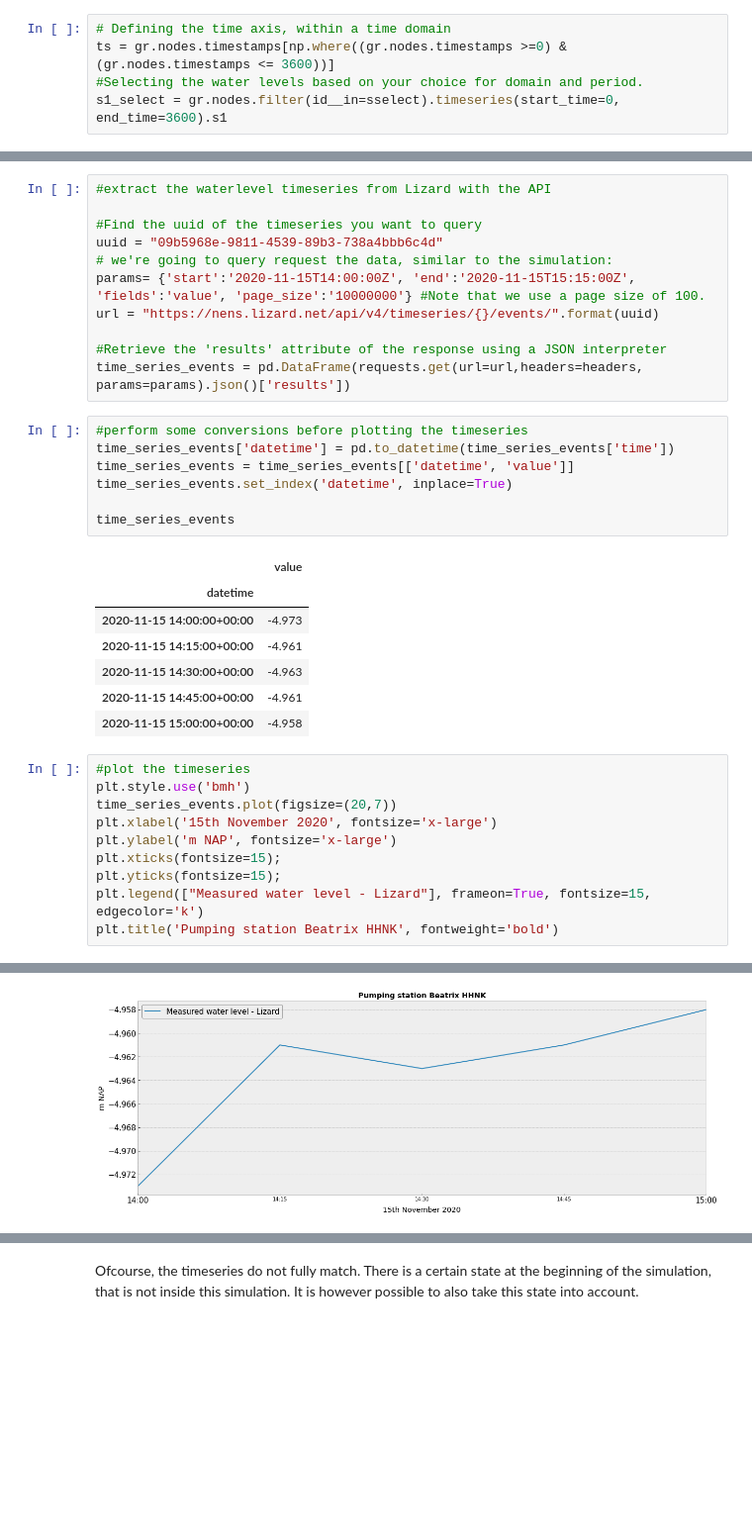
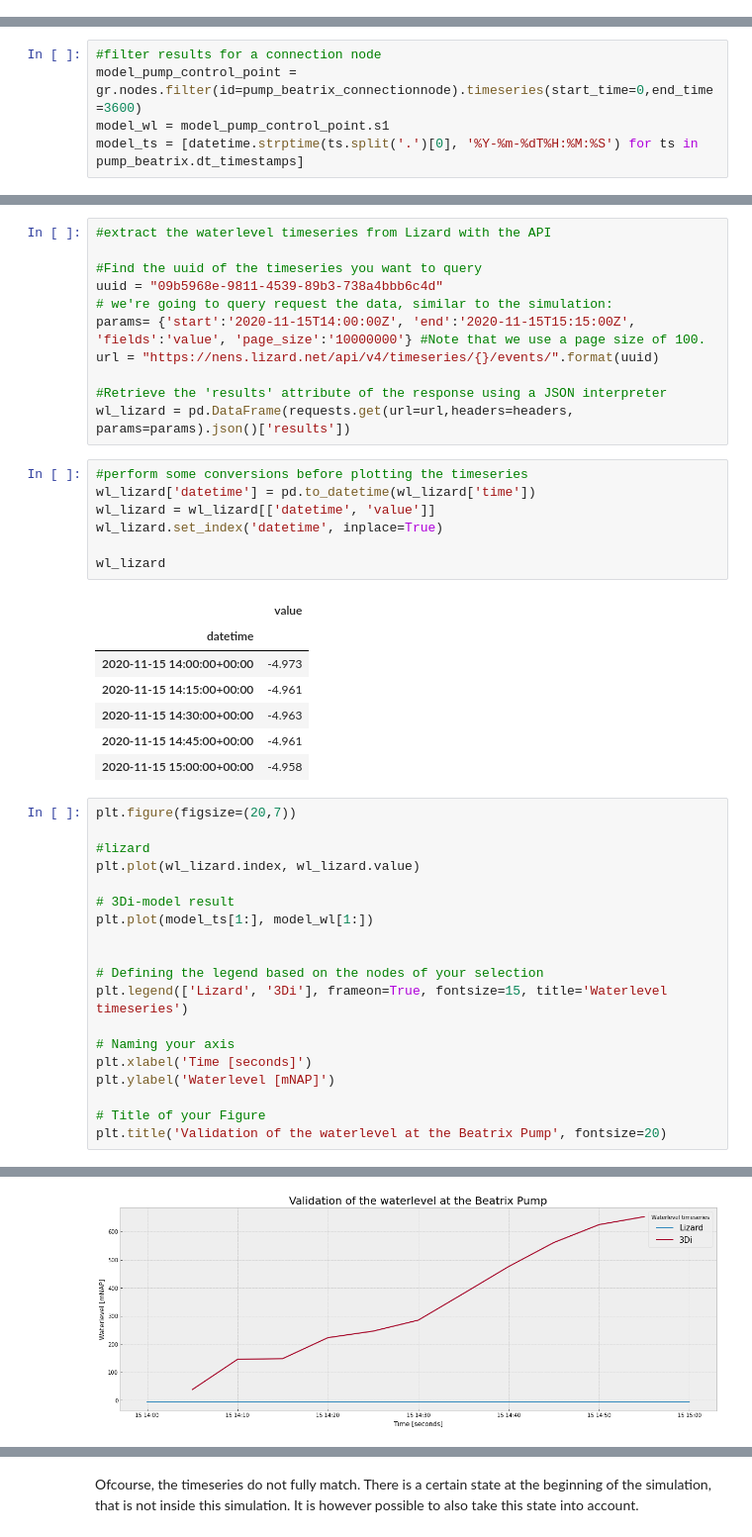
Before and after one commit to threedi/scripts-nens, a Jupyter notebook: Notebooks 3Di - API v3 - VD/notebook2 - using 3Di and Lizard together in one notebook/Notebook2 - 3Di and Lizard together in one Jupyter notebook.ipynb, the cells around one changed output, grey strips where cells are left out. Shown at 99% size. Cells and saved outputs as stored; diff of their text form; blank space fills up the shorter version.

```diff
--- a/Notebooks 3Di - API v3 - VD/notebook2 - using 3Di and Lizard together in one notebook/Notebook2 - 3Di and Lizard together in one Jupyter notebook.ipynb
+++ b/Notebooks 3Di - API v3 - VD/notebook2 - using 3Di and Lizard together in one notebook/Notebook2 - 3Di and Lizard together in one Jupyter notebook.ipynb
@@ -468,5 +382,0 @@ array([], shape=(12, 0), dtype=float32)
-# %%
-# Defining the time axis, within a time domain
-ts = gr.nodes.timestamps[np.where((gr.nodes.timestamps >=0) & (gr.nodes.timestamps <= 3600))]
-#Selecting the water levels based on your choice for domain and period.
-s1_select = gr.nodes.filter(id__in=sselect).timeseries(start_time=0, end_time=3600).s1
@@ -509,0 +449,5 @@ Text(0.5, 1.0, 'Waterlevels at two different pumps - BWN Schermer')
+# %%
+#filter results for a connection node
+model_pump_control_point = gr.nodes.filter(id=pump_beatrix_connectionnode).timeseries(start_time=0,end_time=3600)
+model_wl = model_pump_control_point.s1
+model_ts = [datetime.strptime(ts.split('.')[0], '%Y-%m-%dT%H:%M:%S') for ts in pump_beatrix.dt_timestamps]
@@ -519,14 +515,14 @@ params= {'start':'2020-11-15T14:00:00Z', 'end':'2020-11-15T15:15:00Z', 'fields':
 url = "https://nens.lizard.net/api/v4/timeseries/{}/events/".format(uuid)
 
 #Retrieve the 'results' attribute of the response using a JSON interpreter
-time_series_events = pd.DataFrame(requests.get(url=url,headers=headers, params=params).json()['results'])
+wl_lizard = pd.DataFrame(requests.get(url=url,headers=headers, params=params).json()['results'])
 # %%
 #perform some conversions before plotting the timeseries
-time_series_events['datetime'] = pd.to_datetime(time_series_events['time'])
-time_series_events = time_series_events[['datetime', 'value']]
-time_series_events.set_index('datetime', inplace=True)
+wl_lizard['datetime'] = pd.to_datetime(wl_lizard['time'])
+wl_lizard = wl_lizard[['datetime', 'value']]
+wl_lizard.set_index('datetime', inplace=True)
 
-time_series_events
+wl_lizard
 # %% [output]
 |  | value |
 | datetime |  |
@@ -536,13 +532,22 @@ time_series_events
 | 2020-11-15 14:45:00+00:00 | -4.961 |
 | 2020-11-15 15:00:00+00:00 | -4.958 |
 # %%
-#plot the timeseries
-plt.style.use('bmh')
-time_series_events.plot(figsize=(20,7))
-plt.xlabel('15th November 2020', fontsize='x-large')
-plt.ylabel('m NAP', fontsize='x-large')
-plt.xticks(fontsize=15);
-plt.yticks(fontsize=15);
-plt.legend(["Measured water level - Lizard"], frameon=True, fontsize=15, edgecolor='k')
-plt.title('Pumping station Beatrix HHNK', fontweight='bold')
+plt.figure(figsize=(20,7))
+
+#lizard
+plt.plot(wl_lizard.index, wl_lizard.value)
+
+# 3Di-model result
+plt.plot(model_ts[1:], model_wl[1:])
+
+
+# Defining the legend based on the nodes of your selection
+plt.legend(['Lizard', '3Di'], frameon=True, fontsize=15, title='Waterlevel timeseries')
+
+# Naming your axis
+plt.xlabel('Time [seconds]')
+plt.ylabel('Waterlevel [mNAP]')
+
+# Title of your Figure
+plt.title('Validation of the waterlevel at the Beatrix Pump', fontsize=20)
 # %% [output]
@@ -550 +555 @@ Text(0.5, 1.0, 'Pumping station Beatrix HHNK')
-[figure, old version]
+[figure, new version]
```
Also changed, not shown: parts of 42 cells of this notebook.
